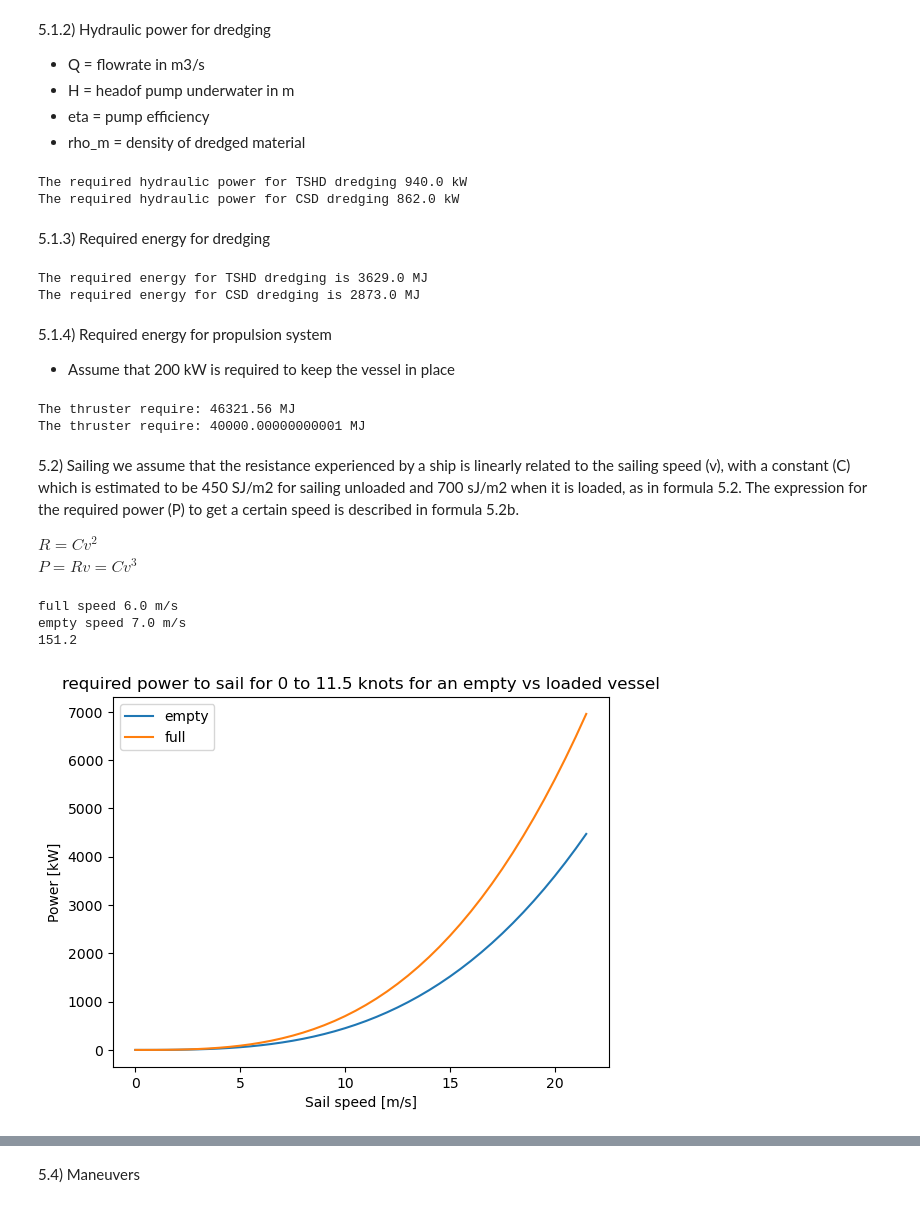
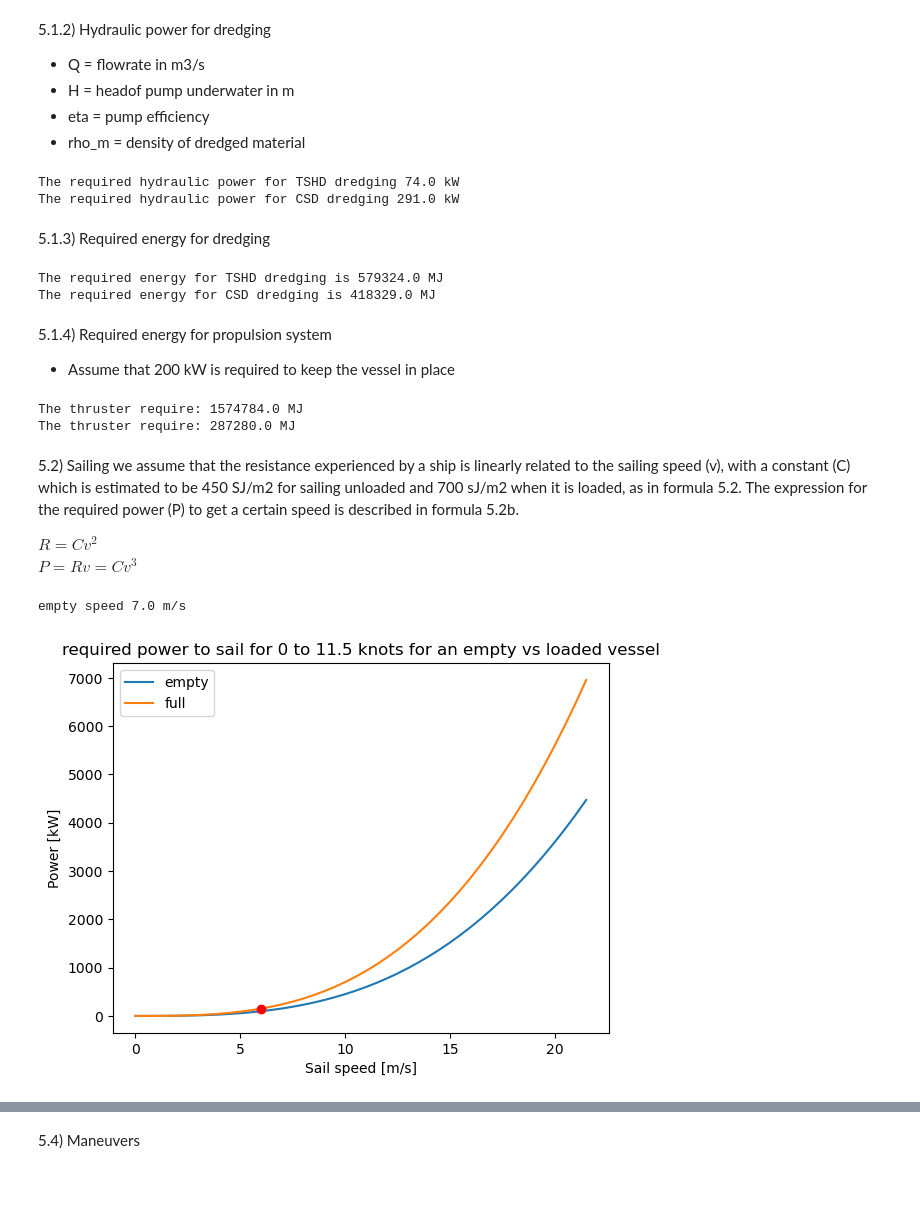
Before and after one commit to denisepierce01/Dredging, a Jupyter notebook: Dredging.ipynb, the cells around one changed output, grey strips where cells are left out. Saved outputs shown, nothing was run; the diff lists cells and outputs as text; code cells hidden in the pictures.

Commit message:
pipeline energy and emissions

```diff
--- a/Dredging.ipynb
+++ b/Dredging.ipynb
@@ -312,40 +310,47 @@ required energy and the release of a emmissions on a very basic level for dredgi
 - eta = pump efficiency
 - rho_m = density of dredged material
 # %%
+# rho_sand = 2000
+# rho_cemented = 2400
+# rho_clay = 1800
+# rho_CSD_composite = rho_sand*3/6.5 + rho_cemented*1.5/6.5 + rho_clay*2/6.5
+rho_mixture = 1500
+rho_mixture_cemented = 1250
+
 def calc_P(Q,H,rho_m,eta):
     return Q*H*rho_m*9.81/eta
 
 # 3600 m3/h = 1m3/s
-P_dredge_TSHD = 940000 #calc_P(Q = 1140/3600,H = 25, rho_m = 2000,eta = 0.8)
-P_dredge_CSD = calc_P(Q = 4819/3600,H = 25, rho_m = 2100,eta = 0.8)
+P_dredge_TSHD = calc_P(Q = 1440/3600,H = 10, rho_m = 1500,eta = 0.8)
+P_dredge_CSD = calc_P(Q = 2280/3600,H = 25, rho_m = 1500, eta = 0.8)
 print('The required hydraulic power for TSHD dredging', round(P_dredge_TSHD/1e3,0), 'kW')
 print('The required hydraulic power for CSD dredging', round(P_dredge_CSD/1e3,0), 'kW')
 # %% [output]
-The required hydraulic power for TSHD dredging 940.0 kW
-The required hydraulic power for CSD dredging 862.0 kW
+The required hydraulic power for TSHD dredging 74.0 kW
+The required hydraulic power for CSD dredging 291.0 kW
 # %% [markdown]
 5.1.3) Required energy for dredging
 # %%
-t_dredge_TSHD = 115.4 / 60 * (906+1101)  #minutes/60 * number of cycles #t in hours
-t_dredge_CSD = 100 /60 * 2000   #hours  REVIEW LATER
+t_dredge_TSHD = 300*3600 + ((734+614)*84 *60)  #(seconds)  offshore + maintenance
+t_dredge_CSD = 399 * 3600 #seconds
 E_dredge_TSHD = t_dredge_TSHD * P_dredge_TSHD
 E_dredge_CSD = t_dredge_CSD * P_dredge_CSD
 print('The required energy for TSHD dredging is', round(E_dredge_TSHD/1e6,0),'MJ')
 print('The required energy for CSD dredging is', round(E_dredge_CSD/1e6,0),'MJ')
 # %% [output]
-The required energy for TSHD dredging is 3629.0 MJ
-The required energy for CSD dredging is 2873.0 MJ
+The required energy for TSHD dredging is 579324.0 MJ
+The required energy for CSD dredging is 418329.0 MJ
 # %% [markdown]
 5.1.4) Required energy for propulsion system
 - Assume that 200 kW is required to keep the vessel in place
 # %%
-E_dredge_propulsion_TSHD = 200000* t_dredge_TSHD *60
-E_dredge_propulsion_CSD = 200000* t_dredge_CSD *60
+E_dredge_propulsion_TSHD = 200000* t_dredge_TSHD
+E_dredge_propulsion_CSD = 200000* t_dredge_CSD
 print('The thruster require:', E_dredge_propulsion_TSHD/1e6, 'MJ')
 print('The thruster require:', E_dredge_propulsion_CSD/1e6, 'MJ')
 # %% [output]
-The thruster require: 46321.56 MJ
-The thruster require: 40000.00000000001 MJ
+The thruster require: 1574784.0 MJ
+The thruster require: 287280.0 MJ
 # %% [markdown]
 5.2) Sailing
 we assume that the resistance experienced by a ship is linearly related to the sailing speed (v), with a constant (C) which is estimated to be 450 SJ/m2 for sailing unloaded and 700 sJ/m2 when it is loaded, as in formula 5.2. The expression for the required power (P) to get a certain speed is described in formula 5.2b.
@@ -356,31 +361,30 @@ $P= Rv = Cv^3$
 # %%
 #FOR TSHD easy dredge 2700
 def calc_P_sail(v,c):
     return c * v**3
 
 v_serie = np.arange(0,11.5*1.852+0.5,0.5) #1knot = 1.852km/h
 
 P_empty_easydredge2700 =[]
 P_full_easydredge2700 = []
 for v in v_serie:
     P_empty_easydredge2700.append(calc_P_sail(v,450)/1000)
     P_full_easydredge2700.append(calc_P_sail(v,700)/1000)
 
 plt.plot(v_serie,P_empty_easydredge2700, label = 'empty')
 plt.plot(v_serie,P_full_easydredge2700, label = 'full')
 plt.title('required power to sail for 0 to 11.5 knots for an empty vs loaded vessel')
-# plt.plot(v_serie[24], P_full[24], 'ro')
-# plt.xlim(0,10)
+plt.plot(v_serie[12], P_full_easydredge2700[12], 'ro')
+# plt.axhline(y=151, color='k', linestyle='--')
+# plt.xlim(5.75,7)
 plt.legend();
 plt.ylabel('Power [kW]')
 plt.xlabel('Sail speed [m/s]');
 
-print('full speed', v_serie[12], 'm/s')
+# print('full speed', v_serie[12], 'm/s')
 print('empty speed', v_serie[14], 'm/s')
-print(P_full_easydredge2700[12])
+# print(P_full_easydredge2700[12])
 # %% [output]
-full speed 6.0 m/s
 empty speed 7.0 m/s
-151.2
-[figure, old version]
+[figure, new version]
 # %%
```
Also changed, not shown: parts of 27 cells of this notebook, 1 other file.
